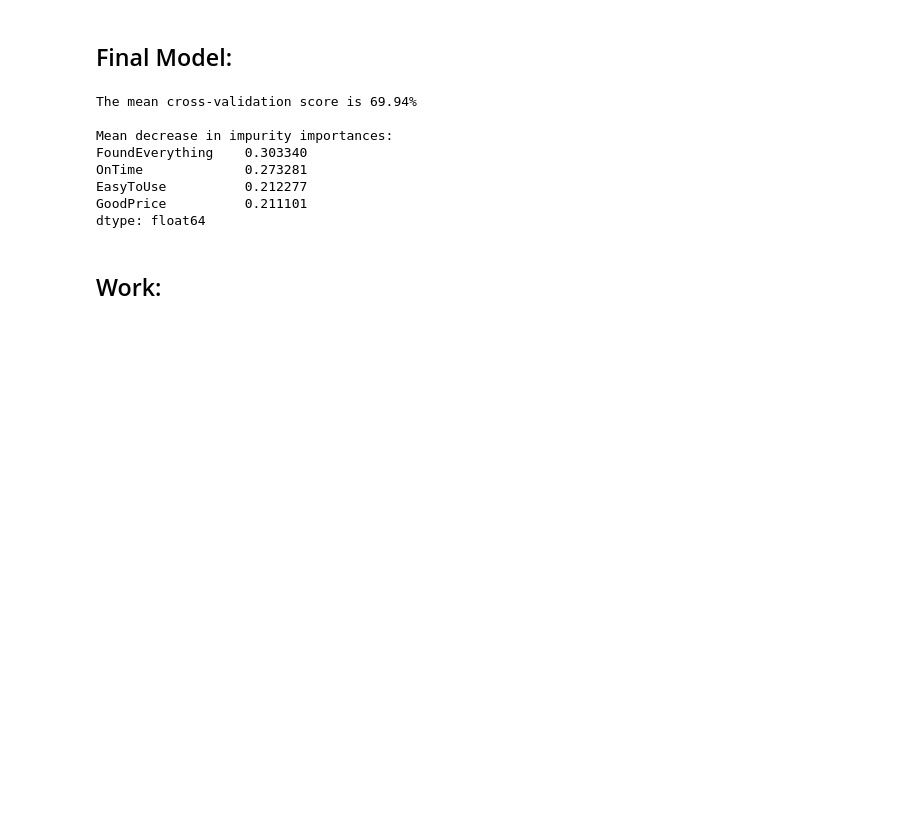
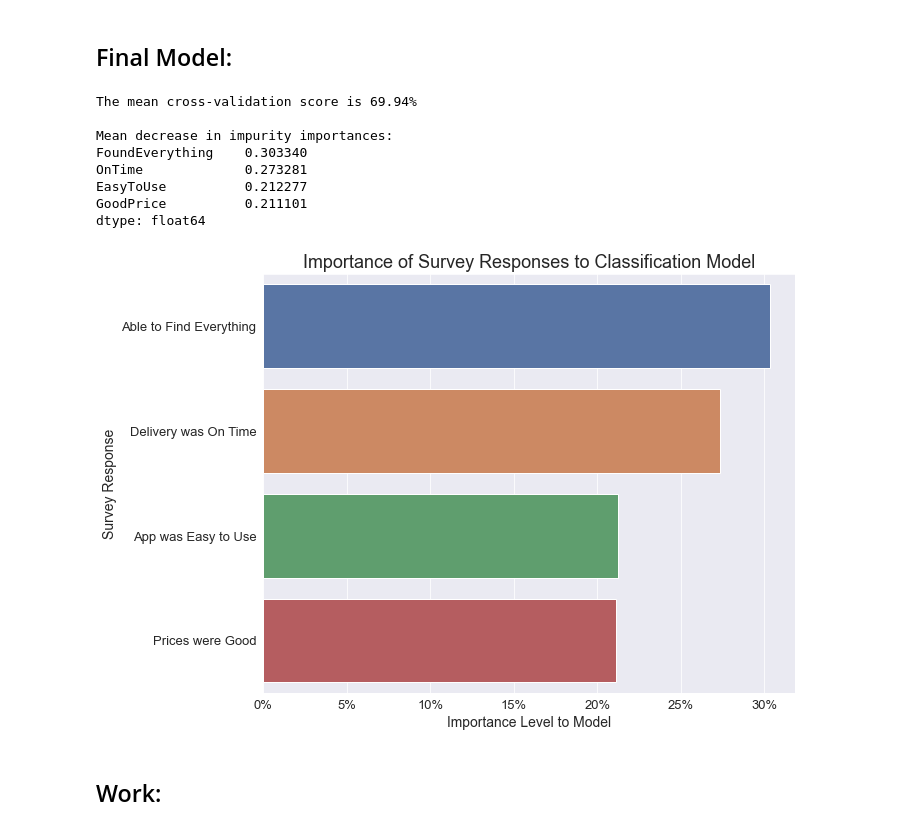
Before and after one commit to jamelvin/K85eN3vyoFJwCQ3W, a Jupyter notebook: SurveyAnalysis.ipynb, the cells around one changed output. Cells and saved outputs as stored; diff of their text form; code cells hidden in the pictures; blank space fills up the shorter version.

Commit message:
Add figures and rename file.

```diff
--- a/Submission.ipynb
+++ b/SurveyAnalysis.ipynb
@@ -90,15 +90,16 @@ clf = clf.fit(x_train, np.ravel(y_train))
 ## print (f'The accuracy score on the test set is {round(accScore,4)*100}%')
 # %%
 # Evaluate model performance
-scores = cross_val_score(clf, x_final, np.ravel(y_final), cv=5)
+scores = cross_val_score(clf, x_train, np.ravel(y_train), cv=5)
 print (f'The mean cross-validation score is {round(scores.mean(),4)*100}%')
 print ()
 
 # Evaluate feature importance
-clf = clf.fit(x_final, np.ravel(y_final))
+clf = clf.fit(x_train, np.ravel(y_train))
 importances = pd.Series(clf.feature_importances_, index=[selectedColumns])
+importances = importances.sort_values(ascending=False)
 print ('Mean decrease in impurity importances:')
-print (importances.sort_values(ascending=False))
+print (importances)
 # %% [output]
 The mean cross-validation score is 69.94%
 
@@ -108,6 +109,25 @@ OnTime             0.273281
 EasyToUse          0.212277
 GoodPrice          0.211101
 dtype: float64
+# %%
+sns.set_style('darkgrid')
+plt.rc('axes', titlesize=18)
+plt.rc('axes', labelsize=14)
+plt.rc('xtick', labelsize=13)
+plt.rc('ytick', labelsize=13)
+plt.rc('legend', fontsize=13)
+plt.rc('font', size=13)
+
+labels=['Able to Find Everything','Delivery was On Time','App was Easy to Use','Prices were Good']
+plt.figure(figsize=(10,7), tight_layout=True)
+ax = sns.barplot(x=importances, y=labels, palette='deep', ci=None)
+plt.xlabel('Importance Level to Model')
+plt.ylabel('Survey Response')
+plt.title('Importance of Survey Responses to Classification Model')
+ax.set_xticklabels(['{:,.0%}'.format(x) for x in ax.get_xticks()])
+plt.show()
+# %% [output]
+[figure, added]
 # %% [markdown]
 ## Work: ##
 # %% [markdown]
```
Also changed, not shown: parts of 2 cells of this notebook.
